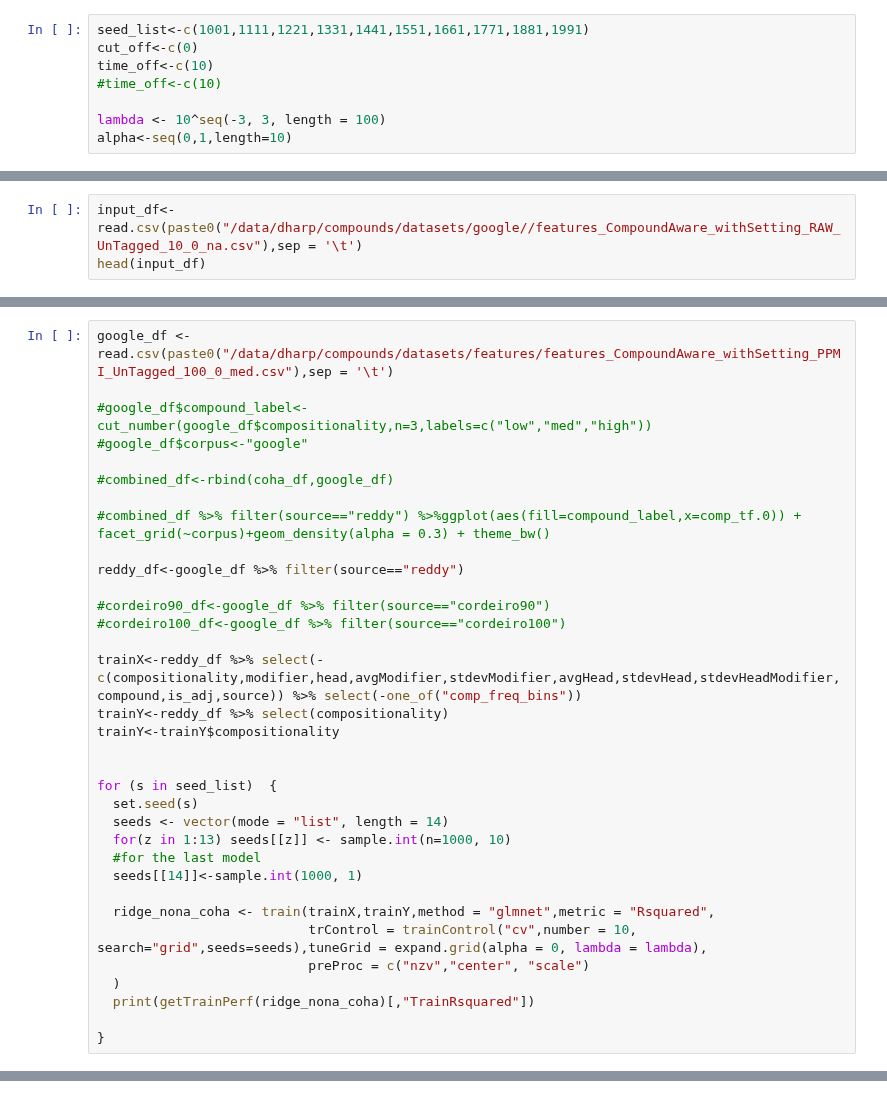
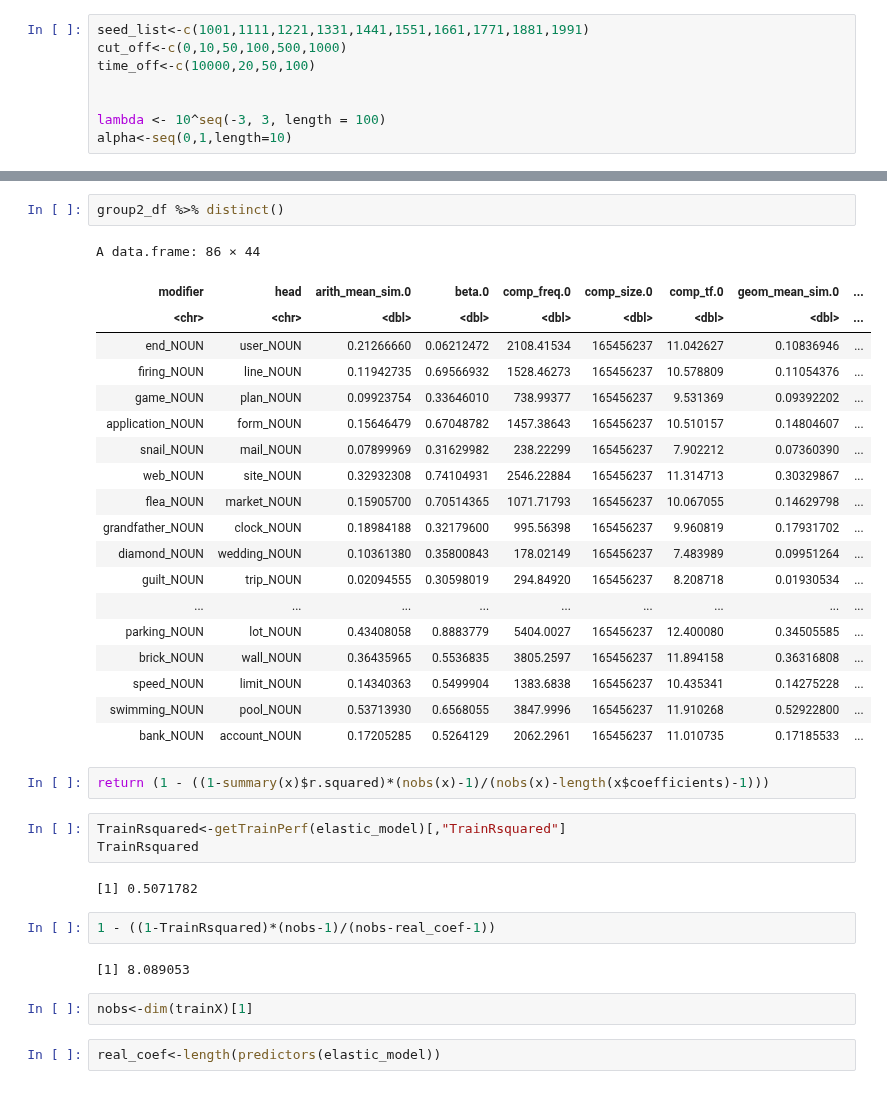
Before and after one commit to prajitdhar/Compounding, a Jupyter notebook: src/Regression_Exps_wo.ipynb, the cells around one changed output, grey strips where cells are left out. Drawn from its saved outputs; the diff is of its cells as text.

```diff
--- a/src/Regression_Exps_wo.ipynb
+++ b/src/Regression_Exps_wo.ipynb
@@ -31,8 +38,8 @@ Registered S3 method overwritten by 'GGally':
 # %%
 seed_list<-c(1001,1111,1221,1331,1441,1551,1661,1771,1881,1991)
-cut_off<-c(0)
-time_off<-c(10)
-#time_off<-c(10)
+cut_off<-c(0,10,50,100,500,1000)
+time_off<-c(10000,20,50,100)
+
 
 lambda <- 10^seq(-3, 3, length = 100)
 alpha<-seq(0,1,length=10)
@@ -95,3 +83,0 @@ A data.frame: 6 × 68
-# %%
-input_df<-read.csv(paste0("/data/dharp/compounds/datasets/google//features_CompoundAware_withSetting_RAW_UnTagged_10_0_na.csv"),sep = '\t')
-head(input_df)
@@ -384,34 +83,0 @@ ERROR: Error in eval(expr, envir, enclos): object 'ff' not found
-# %%
-google_df <-read.csv(paste0("/data/dharp/compounds/datasets/features/features_CompoundAware_withSetting_PPMI_UnTagged_100_0_med.csv"),sep = '\t')
-
-#google_df$compound_label<-cut_number(google_df$compositionality,n=3,labels=c("low","med","high"))
-#google_df$corpus<-"google"
-
-#combined_df<-rbind(coha_df,google_df)
-
-#combined_df %>% filter(source=="reddy") %>%ggplot(aes(fill=compound_label,x=comp_tf.0)) + facet_grid(~corpus)+geom_density(alpha = 0.3) + theme_bw()
-
-reddy_df<-google_df %>% filter(source=="reddy")
-
-#cordeiro90_df<-google_df %>% filter(source=="cordeiro90")
-#cordeiro100_df<-google_df %>% filter(source=="cordeiro100")
-
-trainX<-reddy_df %>% select(-c(compositionality,modifier,head,avgModifier,stdevModifier,avgHead,stdevHead,stdevHeadModifier,compound,is_adj,source)) %>% select(-one_of("comp_freq_bins"))
-trainY<-reddy_df %>% select(compositionality)
-trainY<-trainY$compositionality
-
-
-for (s in seed_list)  {
-  set.seed(s)
-  seeds <- vector(mode = "list", length = 14)
-  for(z in 1:13) seeds[[z]] <- sample.int(n=1000, 10)
-  #for the last model
-  seeds[[14]]<-sample.int(1000, 1)
-
-  ridge_nona_coha <- train(trainX,trainY,method = "glmnet",metric = "Rsquared",
-                           trControl = trainControl("cv",number = 10, search="grid",seeds=seeds),tuneGrid = expand.grid(alpha = 0, lambda = lambda),
-                           preProc = c("nzv","center", "scale")
-  )
-  print(getTrainPerf(ridge_nona_coha)[,"TrainRsquared"])
-
-}
@@ -509,0 +319,37 @@ write.csv(varimp_df,"varimp_Tagged_PPMI_Aware.csv",row.names = FALSE)
+# %%
+group2_df %>% distinct()
+# %% [output]
+A data.frame: 86 × 44
+| modifier | head | arith_mean_sim.0 | beta.0 | comp_freq.0 | comp_size.0 | comp_tf.0 | geom_mean_sim.0 | ... |
+| <chr> | <chr> | <dbl> | <dbl> | <dbl> | <dbl> | <dbl> | <dbl> | ... |
+| end_NOUN | user_NOUN | 0.21266660 | 0.06212472 | 2108.41534 | 165456237 | 11.042627 | 0.10836946 | ... |
+| firing_NOUN | line_NOUN | 0.11942735 | 0.69566932 | 1528.46273 | 165456237 | 10.578809 | 0.11054376 | ... |
+| game_NOUN | plan_NOUN | 0.09923754 | 0.33646010 | 738.99377 | 165456237 | 9.531369 | 0.09392202 | ... |
+| application_NOUN | form_NOUN | 0.15646479 | 0.67048782 | 1457.38643 | 165456237 | 10.510157 | 0.14804607 | ... |
+| snail_NOUN | mail_NOUN | 0.07899969 | 0.31629982 | 238.22299 | 165456237 | 7.902212 | 0.07360390 | ... |
+| web_NOUN | site_NOUN | 0.32932308 | 0.74104931 | 2546.22884 | 165456237 | 11.314713 | 0.30329867 | ... |
+| flea_NOUN | market_NOUN | 0.15905700 | 0.70514365 | 1071.71793 | 165456237 | 10.067055 | 0.14629798 | ... |
+| grandfather_NOUN | clock_NOUN | 0.18984188 | 0.32179600 | 995.56398 | 165456237 | 9.960819 | 0.17931702 | ... |
+| diamond_NOUN | wedding_NOUN | 0.10361380 | 0.35800843 | 178.02149 | 165456237 | 7.483989 | 0.09951264 | ... |
+| guilt_NOUN | trip_NOUN | 0.02094555 | 0.30598019 | 294.84920 | 165456237 | 8.208718 | 0.01930534 | ... |
+| ... | ... | ... | ... | ... | ... | ... | ... | ... |
+| parking_NOUN | lot_NOUN | 0.43408058 | 0.8883779 | 5404.0027 | 165456237 | 12.400080 | 0.34505585 | ... |
+| brick_NOUN | wall_NOUN | 0.36435965 | 0.5536835 | 3805.2597 | 165456237 | 11.894158 | 0.36316808 | ... |
+| speed_NOUN | limit_NOUN | 0.14340363 | 0.5499904 | 1383.6838 | 165456237 | 10.435341 | 0.14275228 | ... |
+| swimming_NOUN | pool_NOUN | 0.53713930 | 0.6568055 | 3847.9996 | 165456237 | 11.910268 | 0.52922800 | ... |
+| bank_NOUN | account_NOUN | 0.17205285 | 0.5264129 | 2062.2961 | 165456237 | 11.010735 | 0.17185533 | ... |
+# %%
+return (1 - ((1-summary(x)$r.squared)*(nobs(x)-1)/(nobs(x)-length(x$coefficients)-1)))
+# %%
+TrainRsquared<-getTrainPerf(elastic_model)[,"TrainRsquared"]
+TrainRsquared
+# %% [output]
+[1] 0.5071782
+# %%
+1 - ((1-TrainRsquared)*(nobs-1)/(nobs-real_coef-1))
+# %% [output]
+[1] 8.089053
+# %%
+nobs<-dim(trainX)[1]
+# %%
+real_coef<-length(predictors(elastic_model))
```
Also changed, not shown: parts of 21 cells of this notebook, 5 other files.
